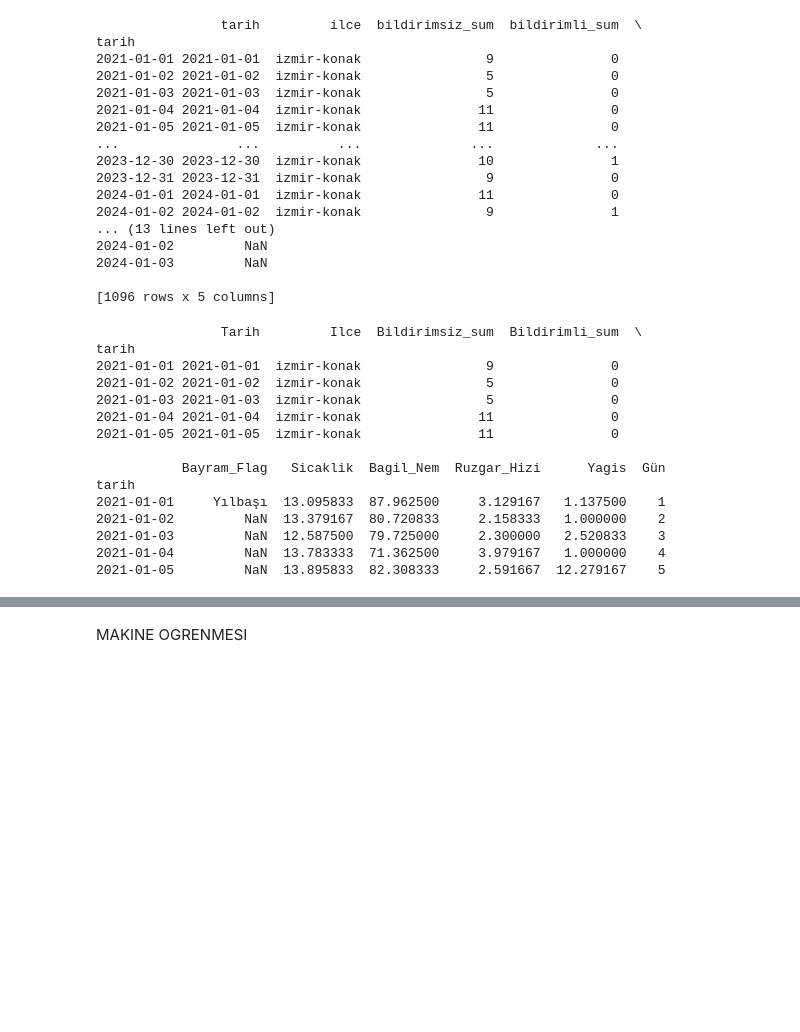
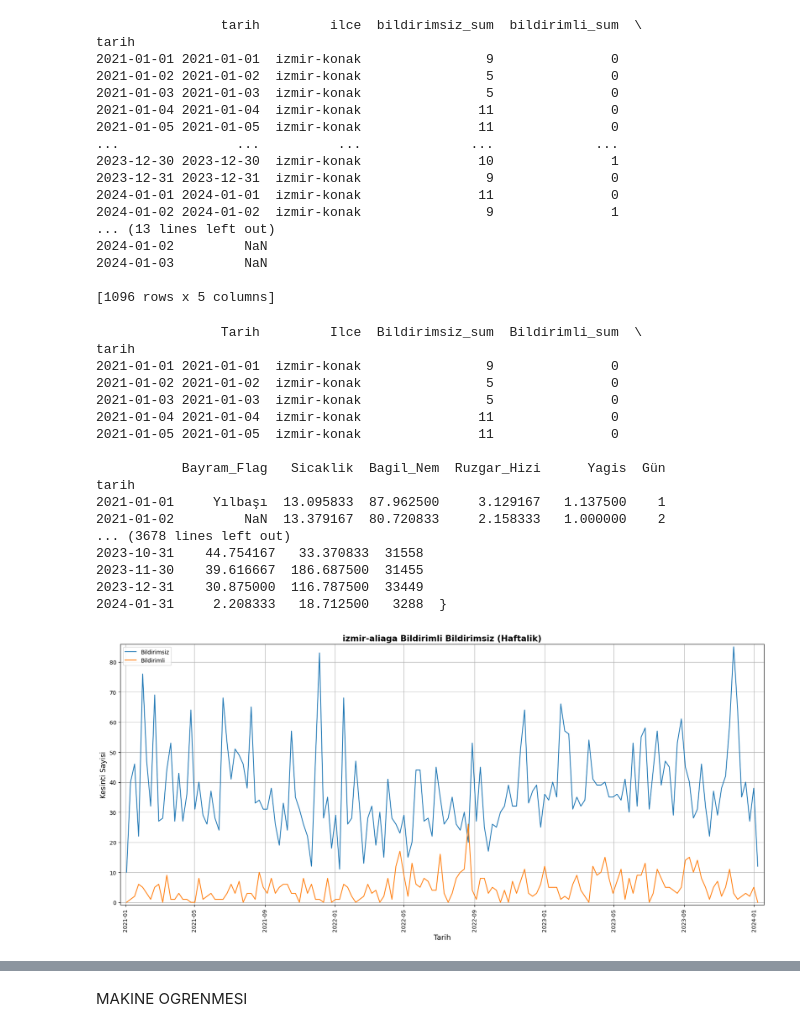
Before and after one commit to okkesd/Gdz-Elektrik-Datathon, a Jupyter notebook: main.ipynb, the cells around one changed output, grey strips where cells are left out. Saved outputs shown, nothing was run; the diff lists cells and outputs as text; code cells hidden in the pictures; blank space fills up the shorter version.

```diff
--- a/main.ipynb
+++ b/main.ipynb
@@ -210,7 +212,7 @@ def merge_weather(df1, df2):
     merged_df = pd.merge(df1, df2[["t_2m:C","relative_humidity_2m:p","wind_speed_10m:ms","prob_precip_1h:p"]], left_index=True, right_index=True, how="left")
     return merged_df
 
-merged_all = {} # key olarak tum ilceler, values olarak kesintiler, bayramlar, hava durumu verilerini tutan df'i tutar
+merged_all = {} # key olarak tum ilceler, values olarak kesintiler, bayramlar, hava durumu verilerini (1096 gun) tutan df'i tutar
 for name in dict_holiday.keys():
     merged_all[name] = merge_weather(dict_holiday[name], ilce_weather[name])
     merged_all[name].columns = ["Tarih", "Ilce", "Bildirimsiz_sum", "Bildirimli_sum", # tekrar isimlendir
@@ -220,10 +222,18 @@ for name in dict_holiday.keys():
 
 print(merged_all["izmir-konak"].head())
 
+all_in_one = pd.concat(merged_all.values(), ignore_index=True) # tum ilceleri birlestir
+print("\nall_in_one: \n\n",all_in_one.dtypes)
+
 merged_all_week = {}
 for name in merged_all.keys():
-    merged_all_week[name] = merged_all[name].resample("W").mean(numeric_only=True)
+    merged_all_week[name] = merged_all[name].resample("W").sum(numeric_only=True)
 #print(merged_all_week["izmir-konak"])
+
+merged_all_month = {}
+for name in merged_all.keys():
+    merged_all_month[name] = merged_all[name].resample("M").sum(numeric_only=True)
+print(merged_all_month)
 # %% [output]
                 Tarih         Ilce  Bildirimsiz_sum  Bildirimli_sum  \
 tarih
@@ -237,7 +247,28 @@ tarih
 tarih
 2021-01-01     Yılbaşı  13.095833  87.962500     3.129167   1.137500    1
 2021-01-02         NaN  13.379167  80.720833     2.158333   1.000000    2
-2021-01-03         NaN  12.587500  79.725000     2.300000   2.520833    3
-2021-01-04         NaN  13.783333  71.362500     3.979167   1.000000    4
-2021-01-05         NaN  13.895833  82.308333     2.591667  12.279167    5
+... (3678 lines left out)
+2023-10-31    44.754167   33.370833  31558
+2023-11-30    39.616667  186.687500  31455
+2023-12-31    30.875000  116.787500  33449
+2024-01-31     2.208333   18.712500   3288  }
+# %%
+# 7-) Her ilcenin Bildirimli+Bildirimsiz kesinti grafigi
+plt.figure(figsize=(17,8))
+plt.plot(merged_all_week["izmir-aliaga"].index,merged_all_week["izmir-aliaga"]["Bildirimsiz_sum"], label="Bildirimsiz")
+plt.plot(merged_all_week["izmir-aliaga"].index,merged_all_week["izmir-aliaga"]["Bildirimli_sum"], label="Bildirimli")
+plt.xticks(rotation=90)
+plt.title("izmir-aliaga Bildirimli Bildirimsiz (Haftalik)", fontweight="bold", fontsize=15)
+plt.xlabel("Tarih", fontsize=13)
+plt.ylabel("Kesinti Sayisi", fontsize=13)
+
+plt.margins(0.01)
+plt.legend()
+plt.grid()
+plt.subplots_adjust(bottom=0.15)
+plt.tight_layout()
+plt.savefig("./fig1.png")
+plt.show()
+# %% [output]
+[figure, added]
 # %%
```
Also changed, not shown: parts of 10 cells of this notebook.
